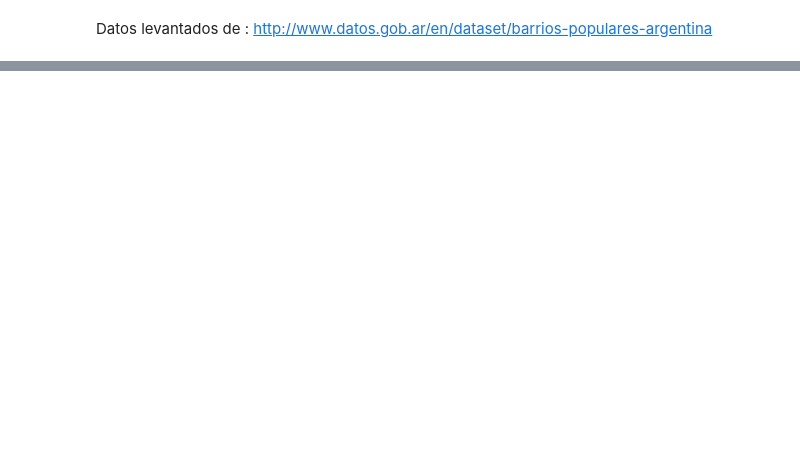
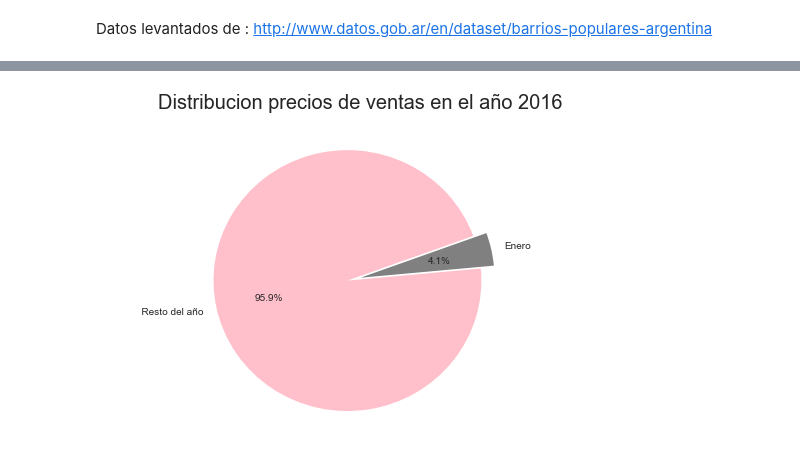
Before and after one commit to jazminferreiro-zz/orgaTP1, a Jupyter notebook: TP-ram.ipynb, the cells around one changed output, grey strips where cells are left out. Drawn from its saved outputs; the diff is of its cells as text; code cells hidden in the pictures; blank space fills up the shorter version.

```diff
--- a/TP-ram.ipynb
+++ b/TP-ram.ipynb
@@ -351,0 +397,10 @@ barrios_populares.head()
+# %%
+sizes = [monto_no_enero2016, monto_enero2016]
+nombres = ['              Resto del año', 'Enero']
+
+plt.figure(figsize=(6, 6))
+plt.title('Distribucion precios de ventas en el año 2016', fontsize=20)
+plt.pie(sizes, labels=nombres, autopct='%1.1f%%', startangle=20, colors=['pink', 'grey'], explode=(0.1, 0))
+plt.show()
+# %% [output]
+[figure, added]
```
Also changed, not shown: parts of 16 cells of this notebook.
